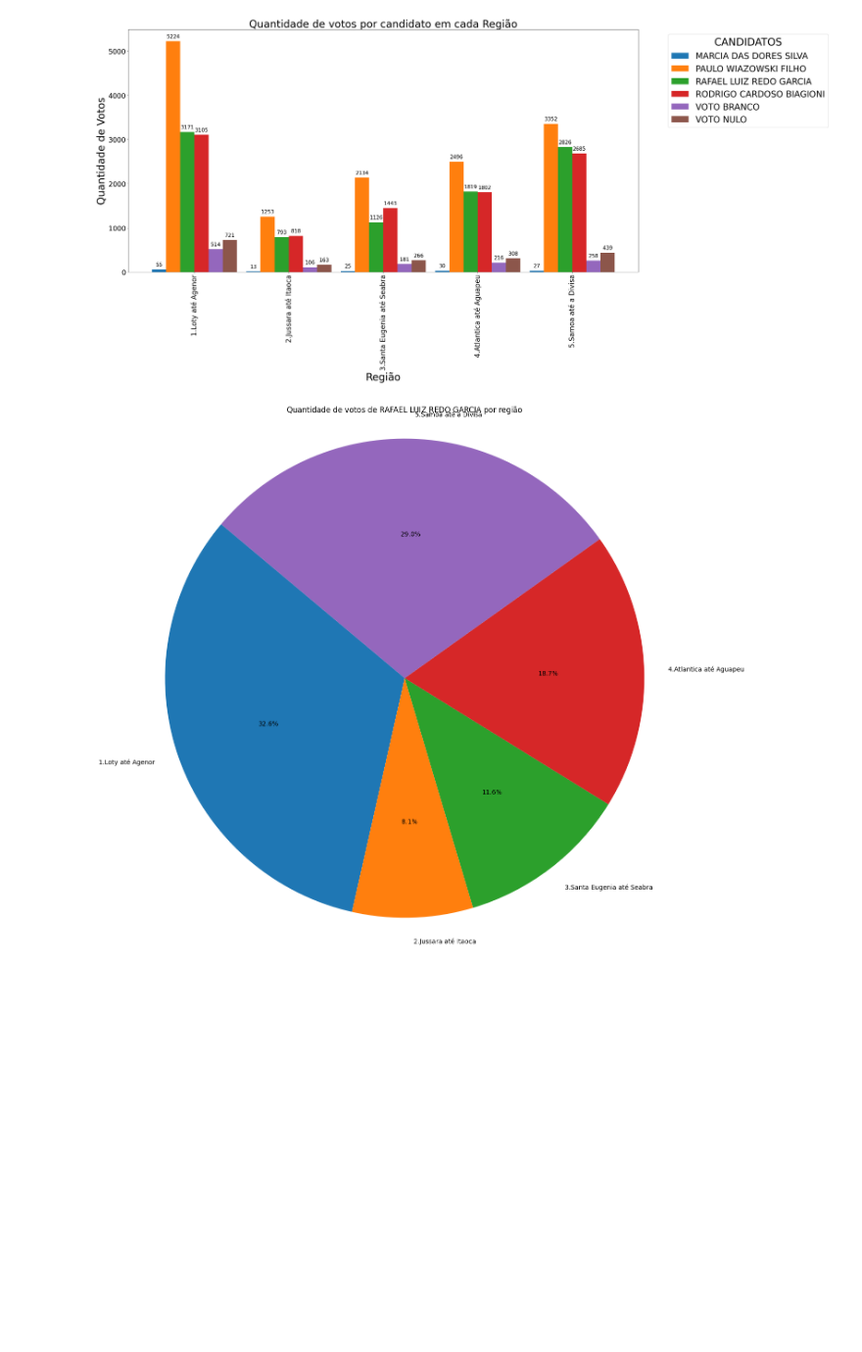
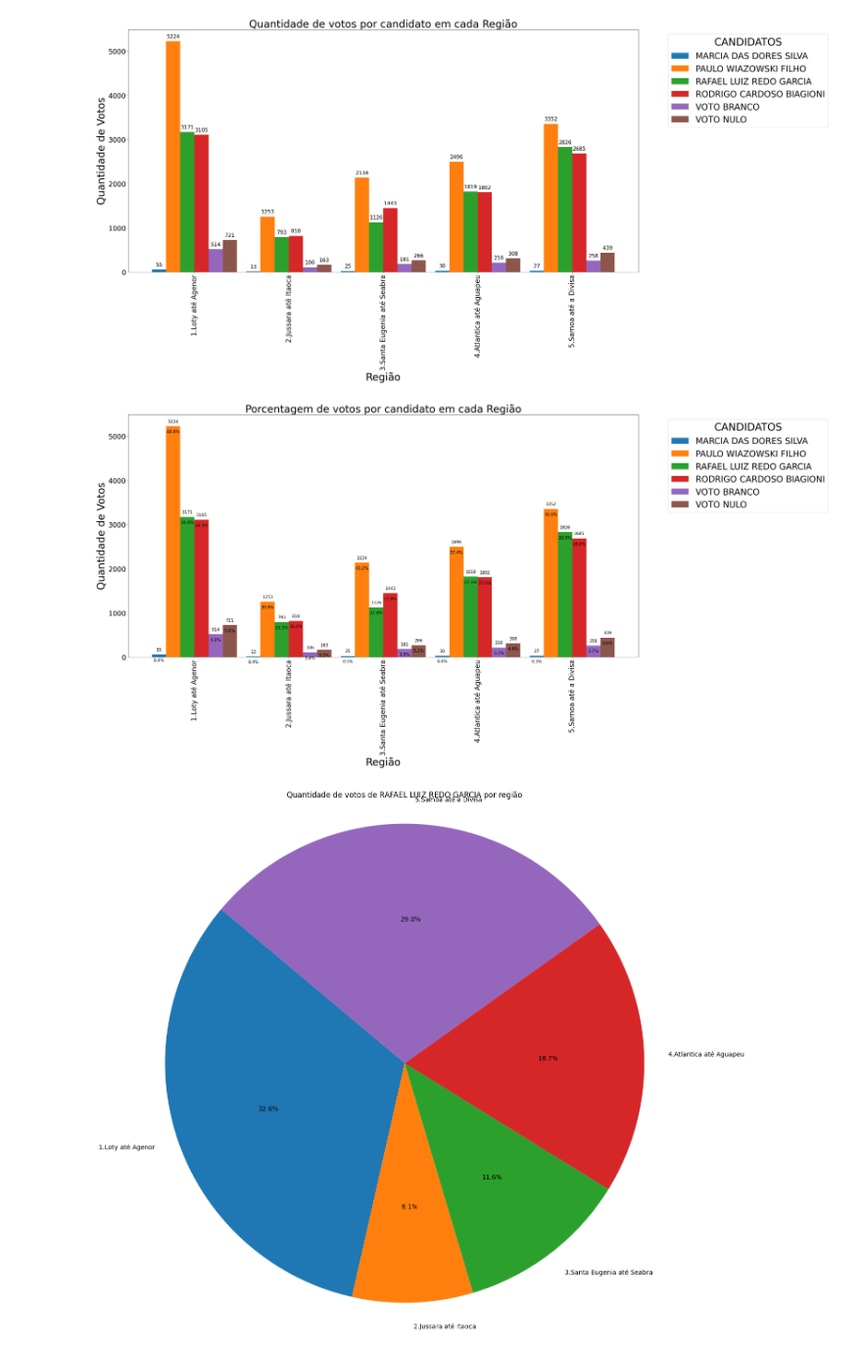
Before and after one commit to andrefacundodemoura/ELEICOES_PREFEITO_2024, a Jupyter notebook: prefeito2024.ipynb, the cells around one changed output. Shown at 98% size. Drawn from its saved outputs; the diff is of its cells as text; code cells hidden in the pictures; blank space fills up the shorter version.

```diff
--- a/testes2024.ipynb
+++ b/prefeito2024.ipynb
@@ -106,6 +106,42 @@ plt.savefig("Desempenho_de_cad_candidato_por_região2024.png")
 plt.show()
 # %% [output]
 [figure]
+# %%
+#CRIAÇÃO DO GRAFICO DE BARRAS
+#PORCENTAGEM DE VOTOS POR CANDIDATO EM CADA REGIÃO
+
+ax = df_agrupado.plot(kind='bar', figsize=(30, 15), width=0.9, fontsize=20)
+
+# Iterar pelas regiões para calcular o total de votos por região
+for i, region in enumerate(df_agrupado.index):
+    total_votos_regiao = df_agrupado.loc[region].sum()  # Total de votos por região
+
+    # Para cada barra, adiciona porcentagem em relação a região
+    for barra in ax.patches[i::len(df_agrupado.index)]:
+        altura = barra.get_height()
+        if altura > 0:  # Se a altura for maior que zero, adiciona o valor e a porcentagem
+            porcentagem = (altura / total_votos_regiao) * 100
+            ax.text(
+                barra.get_x() + barra.get_width() / 2,  # Posição horizontal
+                barra.get_y() + altura - 175,            # Posição vertical
+                f'{int(altura)}\n \n{porcentagem:.1f}%',  # Texto com a porcentagem
+                ha='center', va='bottom', fontsize=12, color='black'
+            )
+
+# Personalizar o gráfico
+plt.title('Porcentagem de votos por candidato em cada Região', fontsize=30)
+plt.xlabel('Região', fontsize=30)
+plt.ylabel('Quantidade de Votos', fontsize=30)
+plt.legend(title='CANDIDATOS', title_fontsize='30', bbox_to_anchor=(1.05, 1), loc='upper left', fontsize=25)
+plt.tight_layout()
+
+# Salvar o gráfico em um arquivo png
+plt.savefig("Desempenho_de_cada_candidato_por_região2024porcentagem.png")
+
+# Exibir o gráfico
+plt.show()
+# %% [output]
+[figure, added]
 # %%
 #CRIAÇÃO DO GRAFICO DE PIZZA
 #QUANTIDADE DE VOTOS DO CANDIDATO POR REGIÃO
```
Also changed, not shown: 13 other files.
